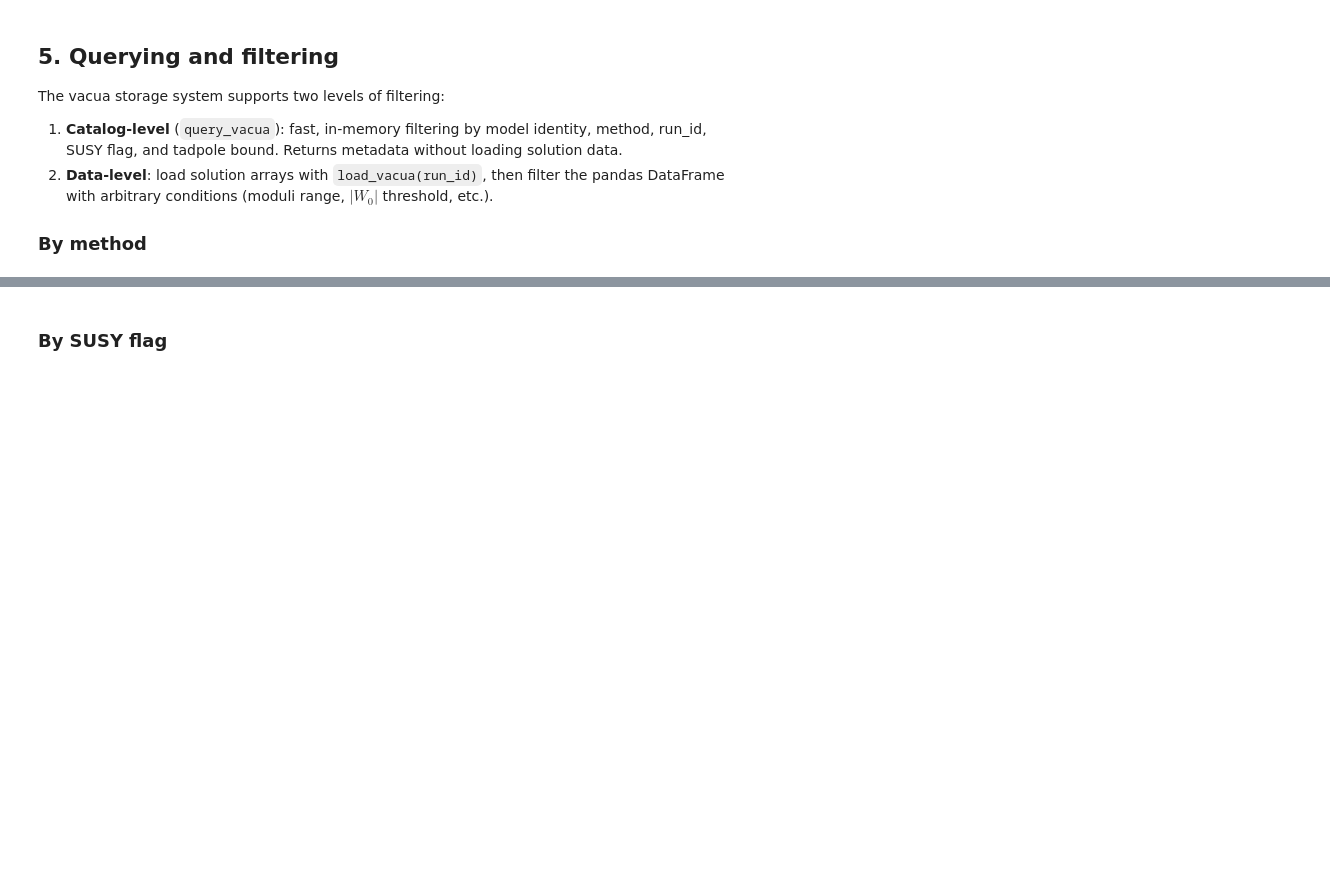
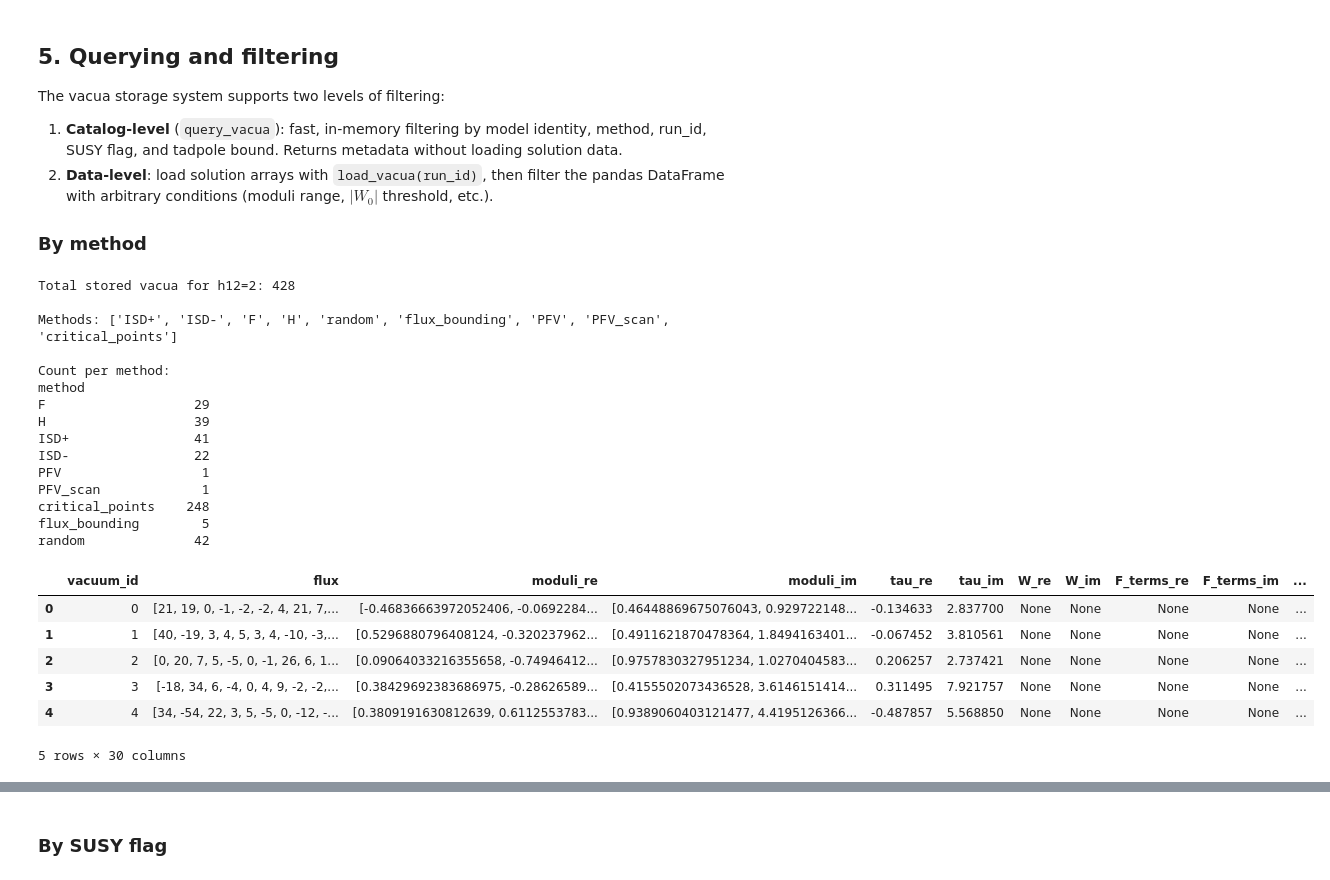
Before and after one commit to StringJAX/stringforge, a Jupyter notebook: documentation/source/tutorials/database_and_infrastructure/vacua_storage.ipynb, the cells around one changed output, grey strips where cells are left out. Cells and saved outputs as stored; diff of their text form; code cells hidden in the pictures; blank space fills up the shorter version.

```diff
--- a/documentation/source/tutorials/database_and_infrastructure/vacua_storage.ipynb
+++ b/documentation/source/tutorials/database_and_infrastructure/vacua_storage.ipynb
@@ -410,7 +474,31 @@ The vacua storage system supports two levels of filtering:
 # %%
 # Overview of all stored vacua
 all_vacua = db.query_vacua(h12=2)
 print(f"Total stored vacua for h12=2: {len(all_vacua)}")
 print(f"\nMethods: {all_vacua['method'].unique().tolist()}")
 print(f"\nCount per method:")
 print(all_vacua.groupby("method").size().to_string())
+all_vacua.head(5)
+# %% [output]
+Total stored vacua for h12=2: 428
+
+Methods: ['ISD+', 'ISD-', 'F', 'H', 'random', 'flux_bounding', 'PFV', 'PFV_scan', 'critical_points']
+
+Count per method:
+method
+F                   29
+H                   39
+ISD+                41
+ISD-                22
+PFV                  1
+PFV_scan             1
+critical_points    248
+flux_bounding        5
+random              42
+|  | vacuum_id | flux | moduli_re | moduli_im | tau_re | tau_im | W_re | W_im | F_terms_re | F_terms_im | ... |
+| 0 | 0 | [21, 19, 0, -1, -2, -2, 4, 21, 7,... | [-0.46836663972052406, -0.0692284... | [0.46448869675076043, 0.929722148... | -0.134633 | 2.837700 | None | None | None | None | ... |
+| 1 | 1 | [40, -19, 3, 4, 5, 3, 4, -10, -3,... | [0.5296880796408124, -0.320237962... | [0.4911621870478364, 1.8494163401... | -0.067452 | 3.810561 | None | None | None | None | ... |
+| 2 | 2 | [0, 20, 7, 5, -5, 0, -1, 26, 6, 1... | [0.09064033216355658, -0.74946412... | [0.9757830327951234, 1.0270404583... | 0.206257 | 2.737421 | None | None | None | None | ... |
+| 3 | 3 | [-18, 34, 6, -4, 0, 4, 9, -2, -2,... | [0.38429692383686975, -0.28626589... | [0.4155502073436528, 3.6146151414... | 0.311495 | 7.921757 | None | None | None | None | ... |
+| 4 | 4 | [34, -54, 22, 3, 5, -5, 0, -12, -... | [0.3809191630812639, 0.6112553783... | [0.9389060403121477, 4.4195126366... | -0.487857 | 5.568850 | None | None | None | None | ... |
+5 rows × 30 columns
```
Also changed, not shown: parts of 31 cells of this notebook, 11 other files.
